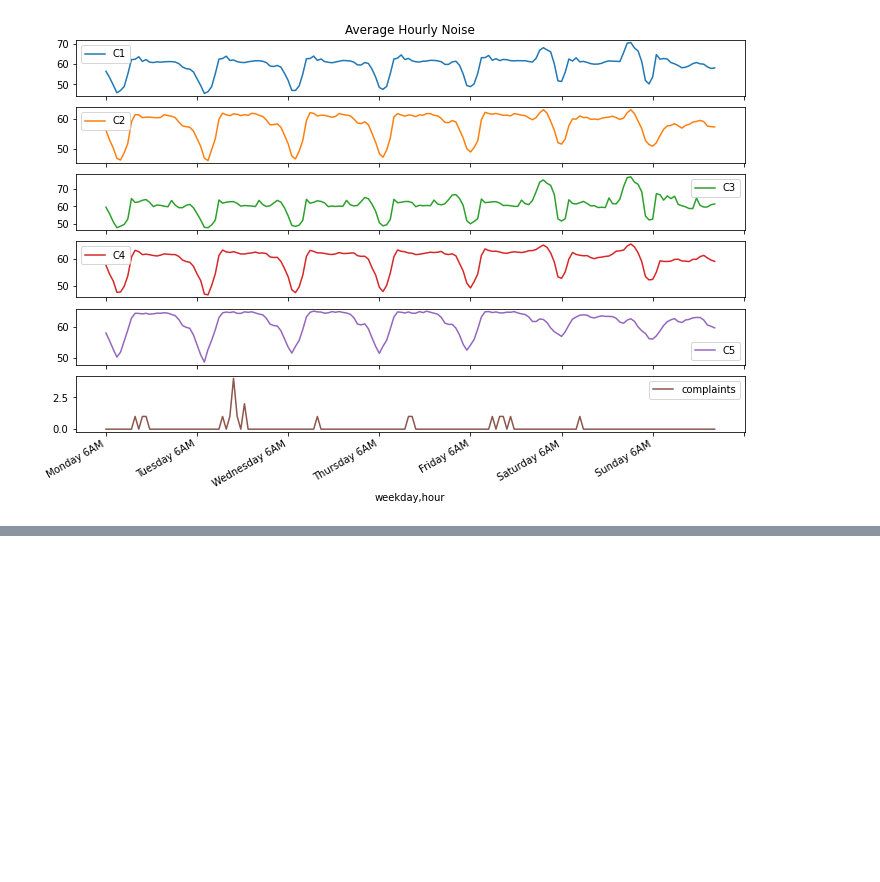
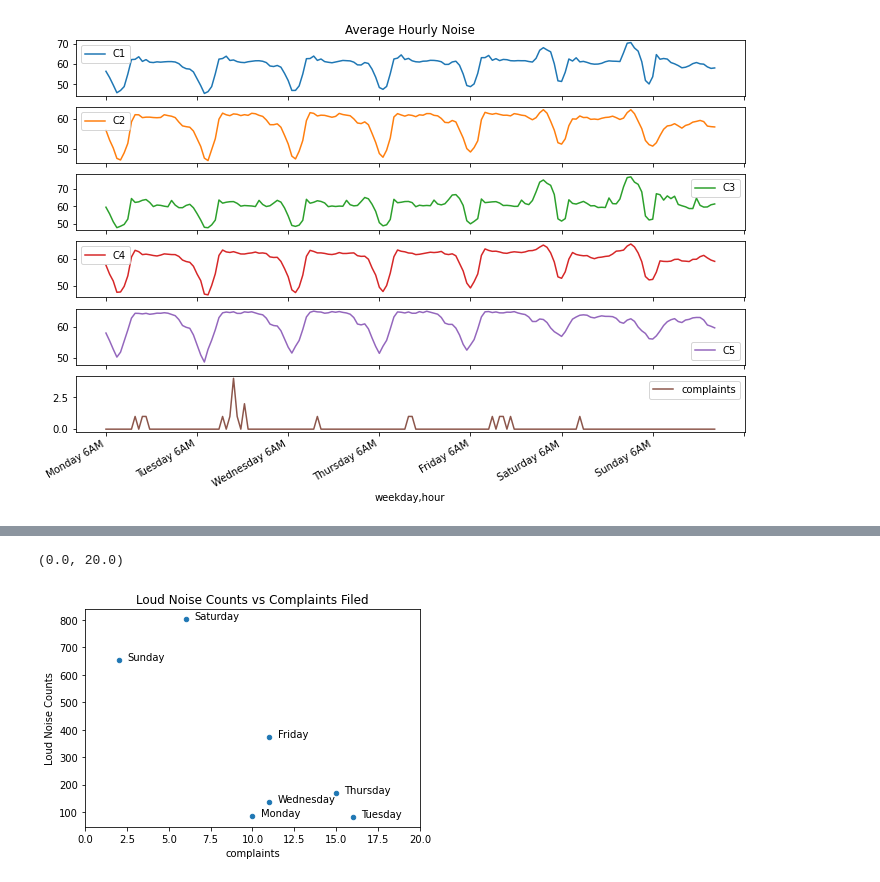
Before and after one commit to xssChauhan/torino-noise, a Jupyter notebook: Torino Data.ipynb, the cells around one changed output, grey strips where cells are left out. Drawn from its saved outputs; the diff is of its cells as text; code cells hidden in the pictures; blank space fills up the shorter version.

Commit message:
(feat): Adding plot for loud hours and complaints lodged

```diff
--- a/Torino Data.ipynb
+++ b/Torino Data.ipynb
@@ -721,0 +724,5 @@ Text(0.5, 1.0, 'Average Hourly Noise')
+# %%
+loud_noise_df = noise_df[
+    (noise_df.C1 >= 70) | (noise_df.C2 >= 70) | (noise_df.C3 >= 70) | (noise_df.C4 >= 70) | (noise_df.C5 >= 70)
+]
+loud_noise_df
@@ -721,0 +743,20 @@ Text(0.5, 1.0, 'Average Hourly Noise')
+# %%
+loud_noise_df_day = loud_noise_df["day_name"].value_counts()
+loud_noise_df_day = loud_noise_df_day.to_frame().rename(columns={"day_name":"Loud Noise Counts"})
+
+
+loud_noise_df_day["complaints"] = noise_day_agg["complaint_count"]
+ax = loud_noise_df_day.plot(
+    kind="scatter", x="complaints", y="Loud Noise Counts"
+)
+
+for x,y, day in zip(loud_noise_df_day.complaints.to_list(), loud_noise_df_day["Loud Noise Counts"].to_list(), loud_noise_df_day.index.to_list()):
+    ax.text(
+        x+0.5, y, day
+    )
+
+ax.set_title("Loud Noise Counts vs Complaints Filed")
+ax.set_xlim(0,20)
+# %% [output]
+(0.0, 20.0)
+[figure, added]
```
Also changed, not shown: parts of 6 cells of this notebook.
